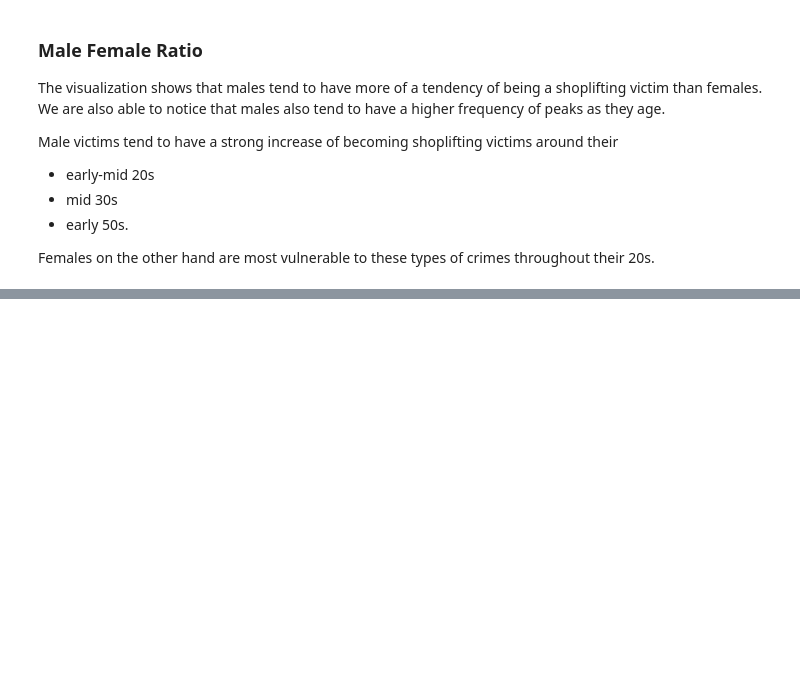
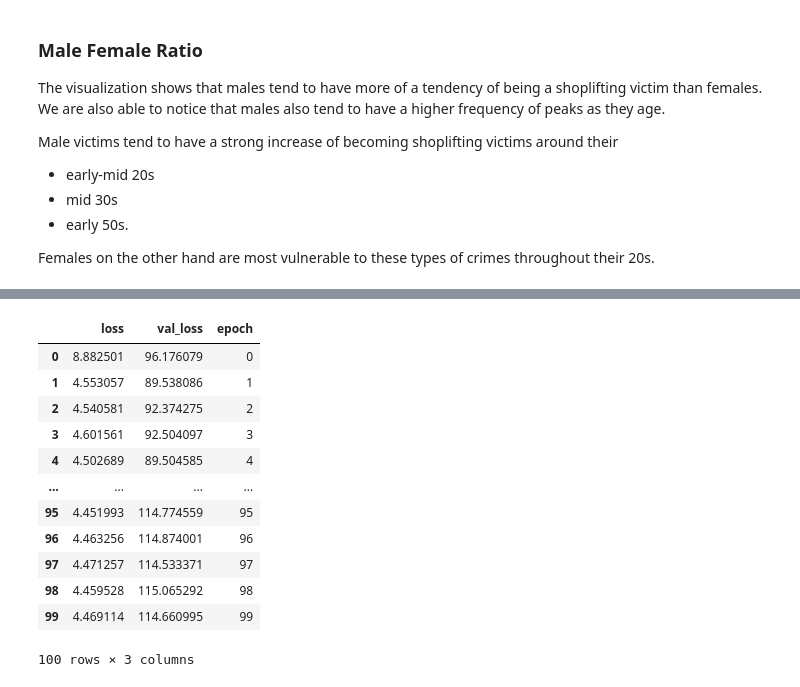
Before and after one commit to mmartin46/Data_Science_Research, a Jupyter notebook: CriminalInvestigation.ipynb, the cells around one changed output, grey strips where cells are left out. Cells and saved outputs as stored; diff of their text form; code cells hidden in the pictures; blank space fills up the shorter version.

```diff
--- a/CriminalInvestigation.ipynb
+++ b/CriminalInvestigation.ipynb
@@ -568,0 +600,16 @@ _________________________________________________________________
+# %%
+hist_df
+# %% [output]
+|  | loss | val_loss | epoch |
+| 0 | 8.882501 | 96.176079 | 0 |
+| 1 | 4.553057 | 89.538086 | 1 |
+| 2 | 4.540581 | 92.374275 | 2 |
+| 3 | 4.601561 | 92.504097 | 3 |
+| 4 | 4.502689 | 89.504585 | 4 |
+| ... | ... | ... | ... |
+| 95 | 4.451993 | 114.774559 | 95 |
+| 96 | 4.463256 | 114.874001 | 96 |
+| 97 | 4.471257 | 114.533371 | 97 |
+| 98 | 4.459528 | 115.065292 | 98 |
+| 99 | 4.469114 | 114.660995 | 99 |
+100 rows × 3 columns
```
Also changed, not shown: parts of 6 cells of this notebook.
